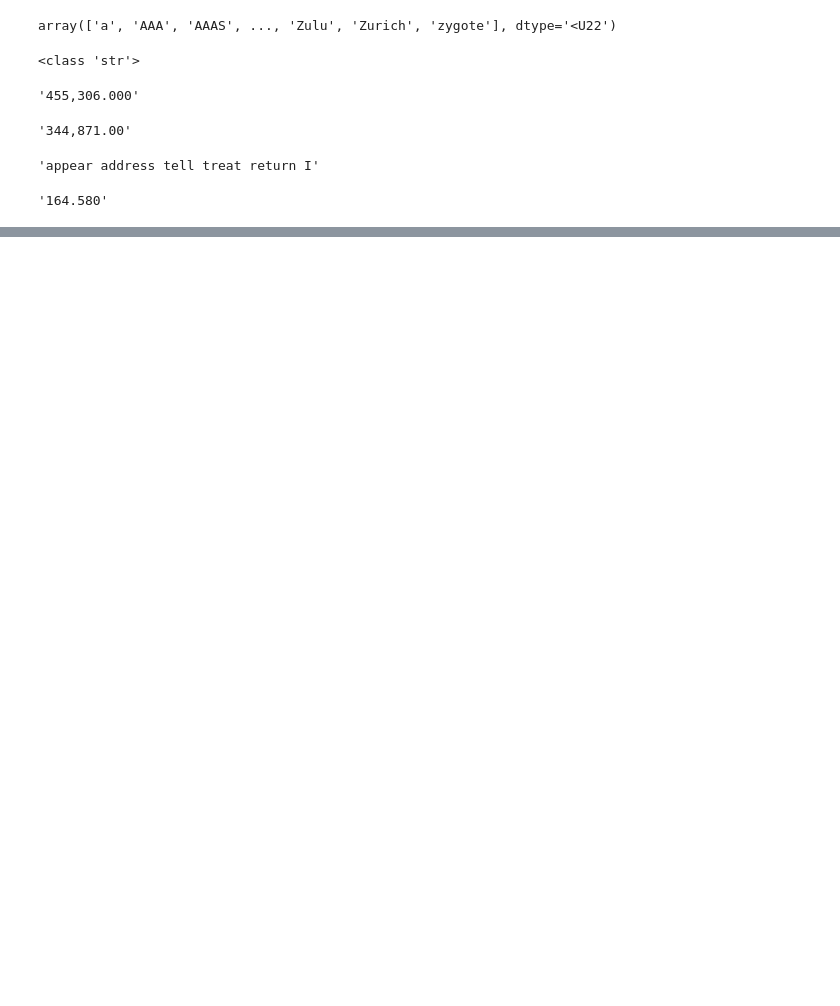
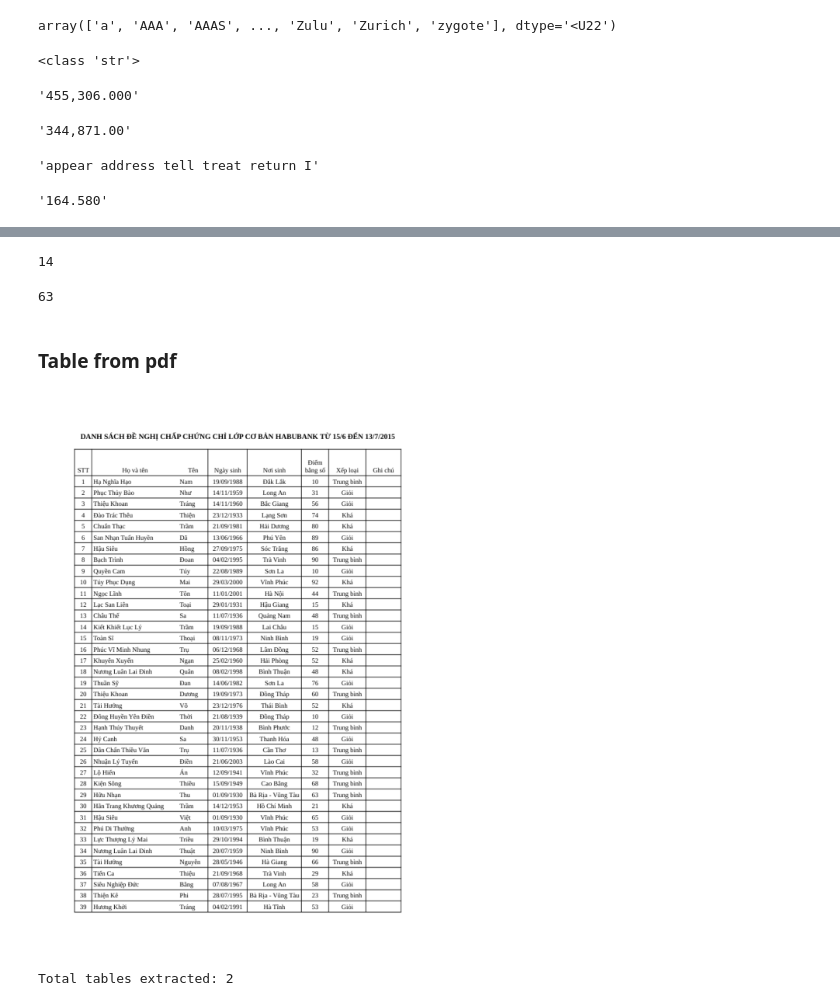
Before and after one commit to pahung1999/GenFromOdt, a Jupyter notebook: test_function.ipynb, the cells around one changed output, grey strips where cells are left out. Saved outputs shown, nothing was run; the diff lists cells and outputs as text; code cells hidden in the pictures; blank space fills up the shorter version.

Commit message:
update table gen

```diff
--- a/test_function.ipynb
+++ b/test_function.ipynb
@@ -244,0 +286,21 @@ x = round(random.uniform(1, 500), 3)
+# %%
+len('Hoang Lien Son')
+# %% [output]
+14
+# %%
+import pandas as pd
+
+# Specify the path to the XLS file
+file_path = "./data/address_list.csv"
+
+# Load the XLS file into a DataFrame
+df = pd.read_csv(file_path)
+province_list = []
+for x in df['Province']:
+    if x not in province_list:
+        province_list.append(x)
+len(province_list)
+# %% [output]
+63
+# %% [markdown]
+### Table from pdf
@@ -244,0 +360,30 @@ x = round(random.uniform(1, 500), 3)
+# %%
+
+# pdf_path = "/home/phung/AnhHung/data_gen/GenFromOdt/output/packing_list.pdf"
+# page_1 = "/home/phung/AnhHung/data_gen/GenFromOdt/output/packing_list.jpg"
+
+pdf_path = "/home/phung/AnhHung/data_gen/GenFromOdt/output/temp.pdf"
+page_1 = "/home/phung/AnhHung/data_gen/GenFromOdt/output/page01.jpg"
+page_2 = "/home/phung/AnhHung/data_gen/GenFromOdt/output/page02.jpg"
+
+# image1 = cv2.cvtColor(cv2.imread(page_1), cv2.COLOR_BGR2RGB)
+# image2 = cv2.cvtColor(cv2.imread(page_2), cv2.COLOR_BGR2RGB)
+
+image1 = Image.open(page_1)
+image2 = Image.open(page_2)
+
+
+pdf_doc = fitz.open(pdf_path)
+for j, page in enumerate(pdf_doc):
+    pixmap = page.get_pixmap()
+    image = bytes2pillow(pixmap.tobytes())
+
+    plot_img(image, (13, 13))
+    break
+# %% [output]
+[figure, added]
+# %%
+tables = camelot.read_pdf(pdf_path, flavor = "lattice", pages='all')
+print("Total tables extracted:", tables.n)
+# %% [output]
+Total tables extracted: 2
```
Also changed, not shown: parts of 23 cells of this notebook, 5 other files.
